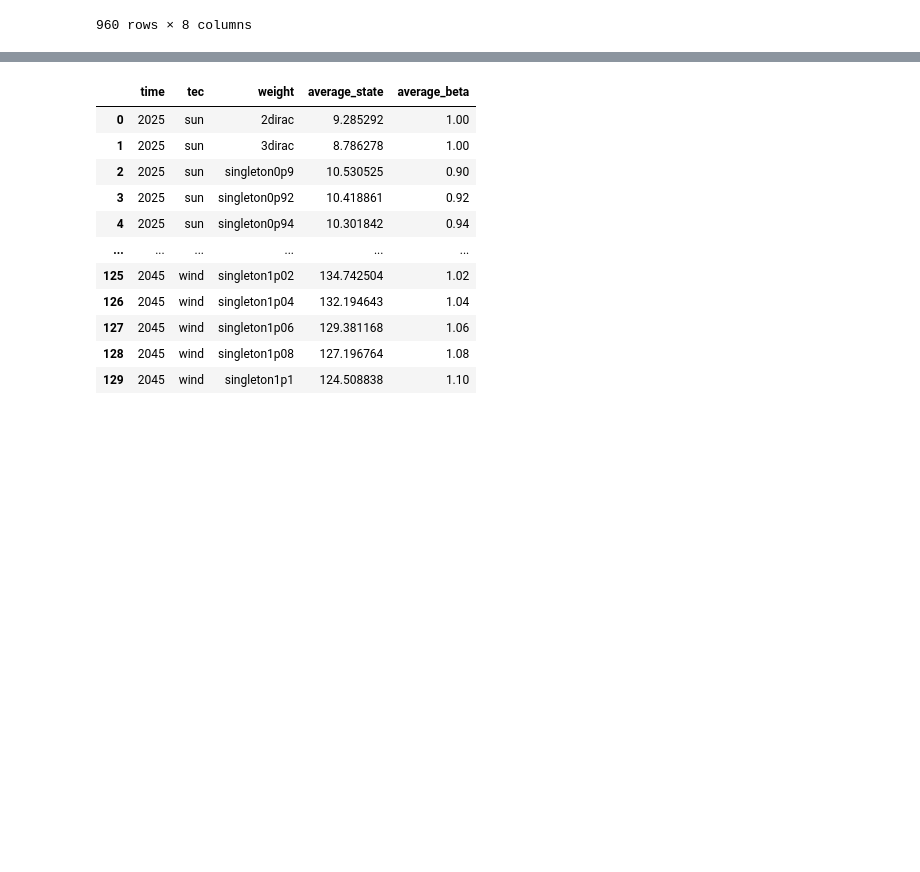
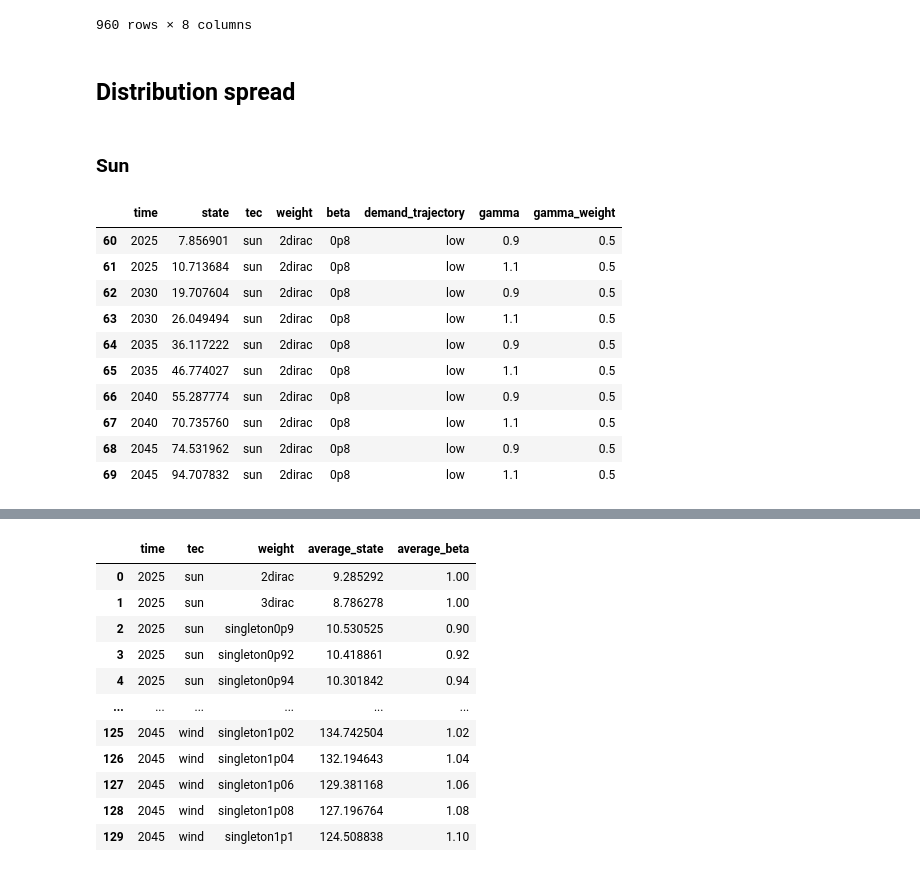
Before and after one commit to celiaescribe/investment_model_heterogeneity, a Jupyter notebook: plots_heterogeneity.ipynb, the cells around one changed output, grey strips where cells are left out. Cells and saved outputs as stored; diff of their text form; code cells hidden in the pictures; blank space fills up the shorter version.

Commit message:
new plots for gamma heterogeneity

```diff
--- a/plots_heterogeneity.ipynb
+++ b/plots_heterogeneity.ipynb
@@ -326,3 +326,21 @@ state_dataframe
 | 958 | 2040 | 93.854493 | wind | singleton1p1 | 0p8 | high | 1.1 | 1.0 |
 | 959 | 2045 | 124.508838 | wind | singleton1p1 | 0p8 | high | 1.1 | 1.0 |
 960 rows × 8 columns
+# %% [markdown]
+## Distribution spread
+# %% [markdown]
+### Sun
+# %%
+state_dataframe.loc[(state_dataframe.tec == 'sun') & (state_dataframe.weight == "2dirac") & (state_dataframe.demand_trajectory == 'low') & (state_dataframe.beta == '0p8')]
+# %% [output]
+|  | time | state | tec | weight | beta | demand_trajectory | gamma | gamma_weight |
+| 60 | 2025 | 7.856901 | sun | 2dirac | 0p8 | low | 0.9 | 0.5 |
+| 61 | 2025 | 10.713684 | sun | 2dirac | 0p8 | low | 1.1 | 0.5 |
+| 62 | 2030 | 19.707604 | sun | 2dirac | 0p8 | low | 0.9 | 0.5 |
+| 63 | 2030 | 26.049494 | sun | 2dirac | 0p8 | low | 1.1 | 0.5 |
+| 64 | 2035 | 36.117222 | sun | 2dirac | 0p8 | low | 0.9 | 0.5 |
+| 65 | 2035 | 46.774027 | sun | 2dirac | 0p8 | low | 1.1 | 0.5 |
+| 66 | 2040 | 55.287774 | sun | 2dirac | 0p8 | low | 0.9 | 0.5 |
+| 67 | 2040 | 70.735760 | sun | 2dirac | 0p8 | low | 1.1 | 0.5 |
+| 68 | 2045 | 74.531962 | sun | 2dirac | 0p8 | low | 0.9 | 0.5 |
+| 69 | 2045 | 94.707832 | sun | 2dirac | 0p8 | low | 1.1 | 0.5 |
```
Also changed, not shown: parts of 8 cells of this notebook.
